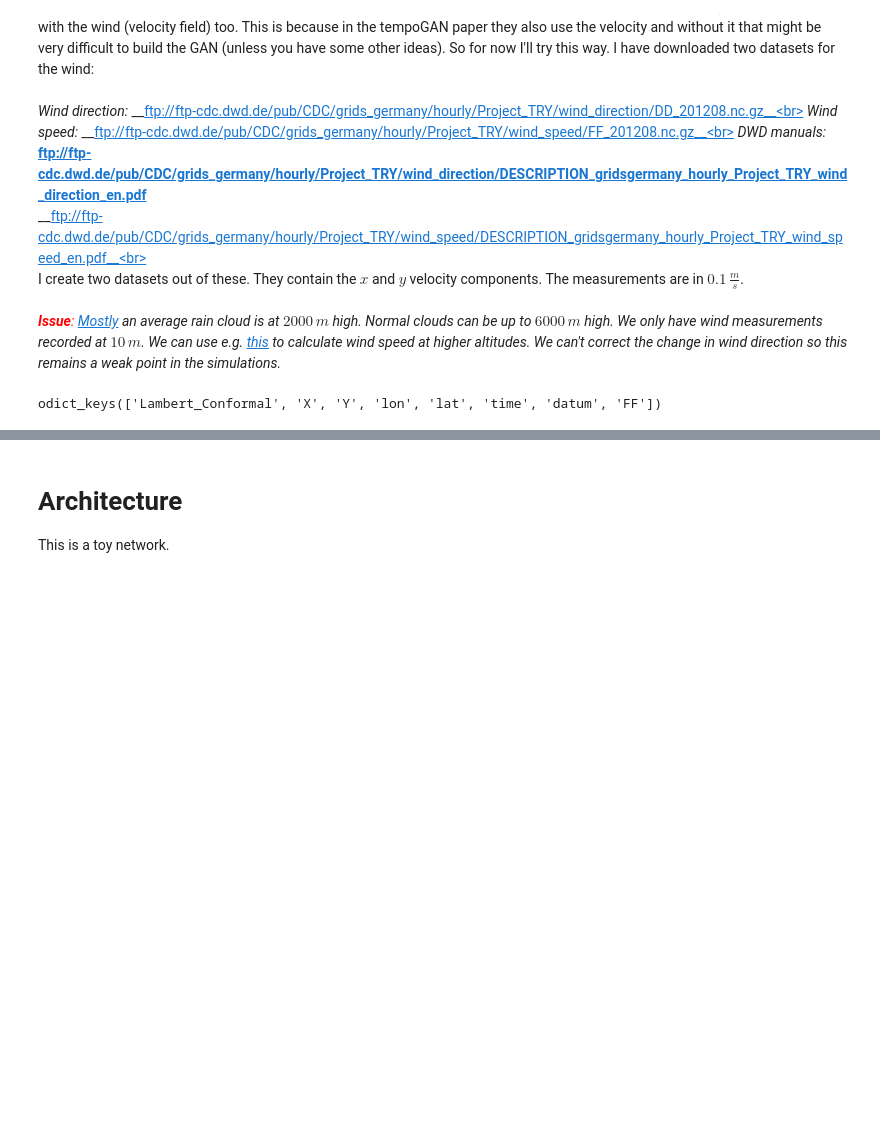
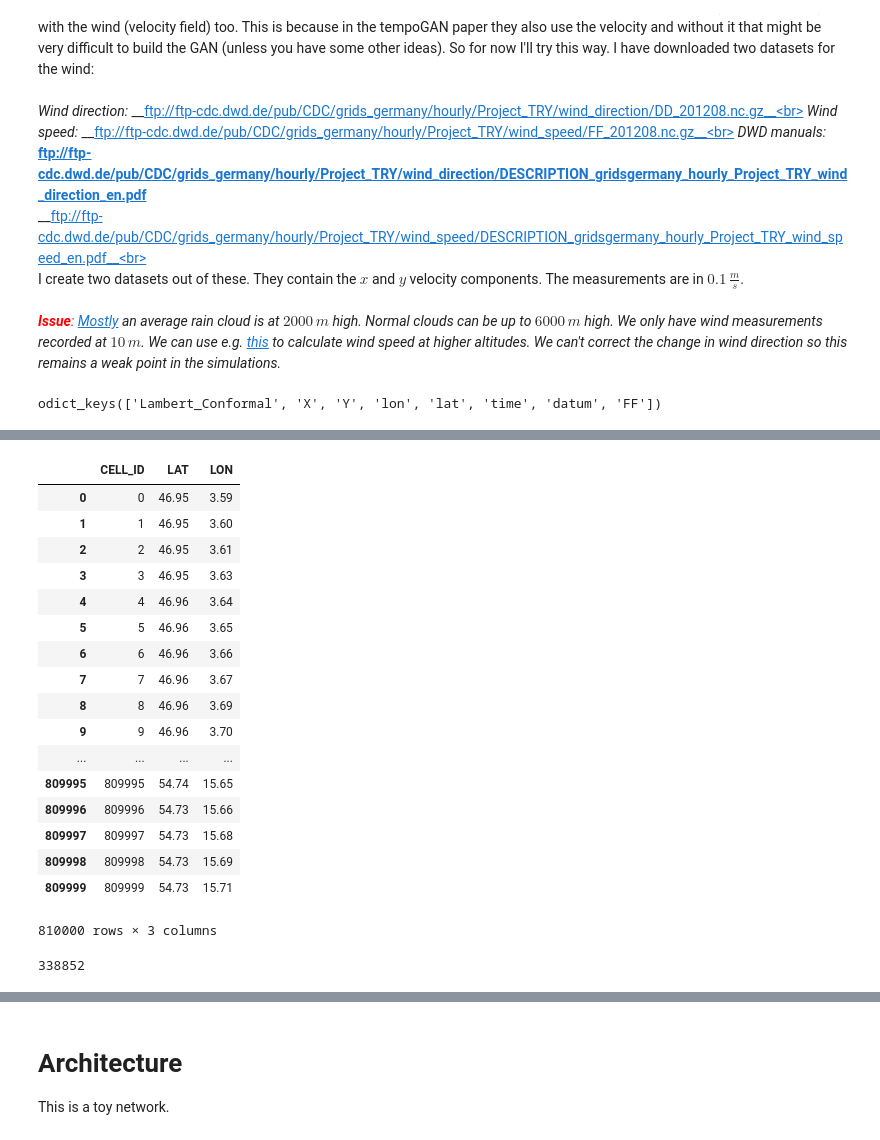
Before and after one commit to pkicsiny/ADL4CV_project, a Jupyter notebook: Project.ipynb, the cells around one changed output, grey strips where cells are left out. Saved outputs shown, nothing was run; the diff lists cells and outputs as text; code cells hidden in the pictures; blank space fills up the shorter version.

```diff
--- a/Project.ipynb
+++ b/Project.ipynb
@@ -79,4 +90,4 @@ lon, lat = [pd.DataFrame([re.findall('..\......',row[0]) for idx,
 coords = pd.DataFrame(columns={"LAT", "LON"})
 coords["LAT"] = pd.Series([item for sublist in lat.values.tolist() for item in sublist]).astype(float)
 coords["LON"] = pd.Series([item for sublist in lon.values.tolist() for item in sublist]).astype(float)
-coords
+coords["CELL_ID"] = coords.index.values
@@ -164,0 +217,28 @@ plt.subplots_adjust(hspace=0.3, wspace=0.3)
+# %%
+trunc = ((100*coords[['LAT','LON']]).apply(np.floor)/100).reset_index().rename(columns={'index':'CELL_ID'})
+trunc
+# %% [output]
+|  | CELL_ID | LAT | LON |
+| 0 | 0 | 46.95 | 3.59 |
+| 1 | 1 | 46.95 | 3.60 |
+| 2 | 2 | 46.95 | 3.61 |
+| 3 | 3 | 46.95 | 3.63 |
+| 4 | 4 | 46.96 | 3.64 |
+| 5 | 5 | 46.96 | 3.65 |
+| 6 | 6 | 46.96 | 3.66 |
+| 7 | 7 | 46.96 | 3.67 |
+| 8 | 8 | 46.96 | 3.69 |
+| 9 | 9 | 46.96 | 3.70 |
+| ... | ... | ... | ... |
+| 809995 | 809995 | 54.74 | 15.65 |
+| 809996 | 809996 | 54.73 | 15.66 |
+| 809997 | 809997 | 54.73 | 15.68 |
+| 809998 | 809998 | 54.73 | 15.69 |
+| 809999 | 809999 | 54.73 | 15.71 |
+810000 rows × 3 columns
+# %%
+everything = pd.concat([trunc, germany])
+res = everything[everything.duplicated(subset=('LAT','LON'), keep='last')].dropna()
+len(res)
+# %% [output]
+338852
```
Also changed, not shown: parts of 19 cells of this notebook.
